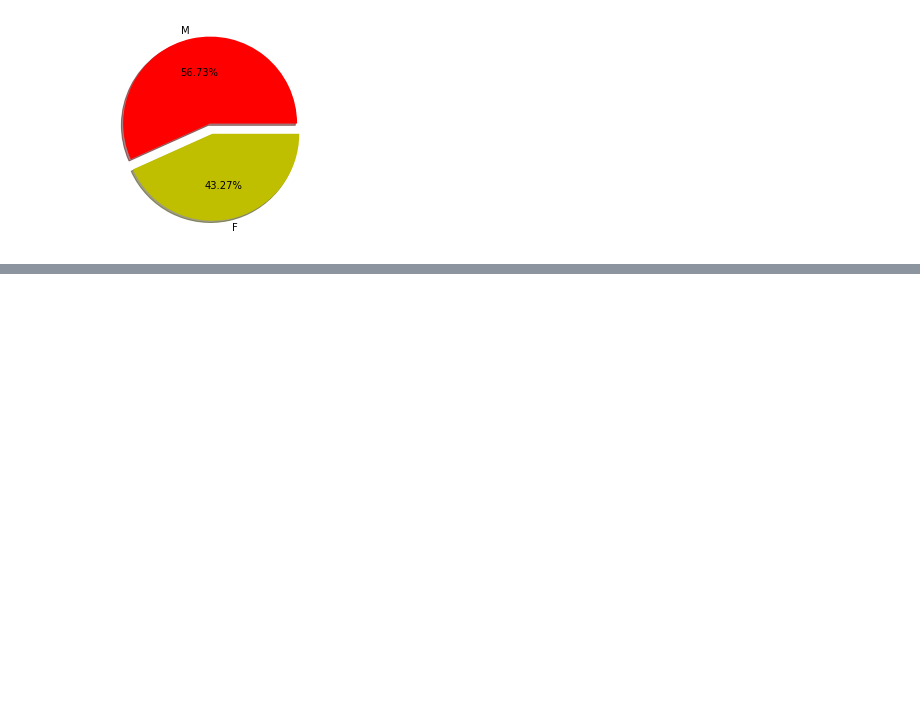
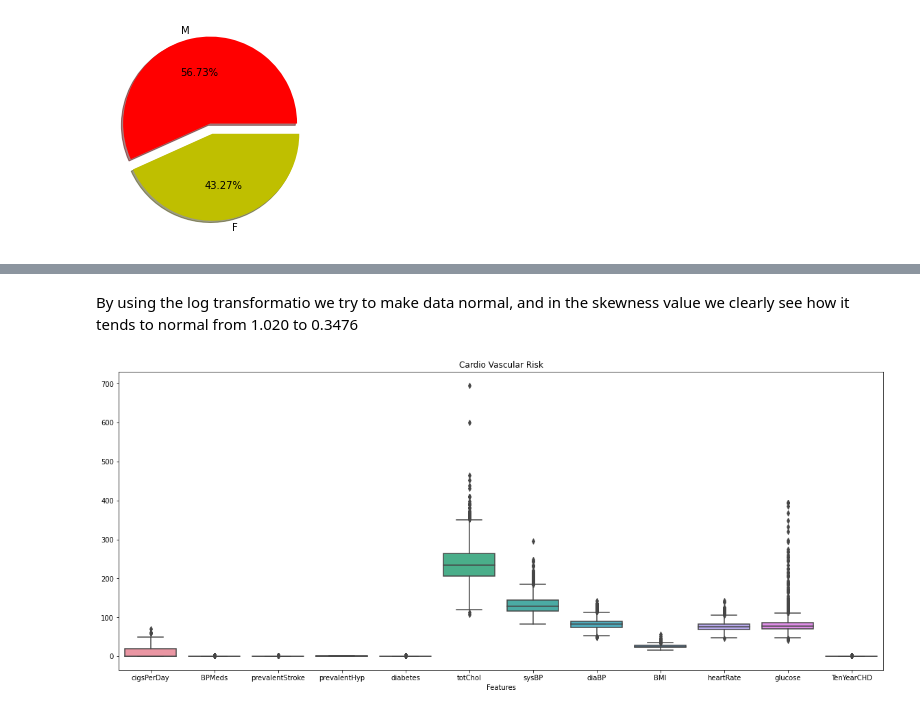
Before and after one commit to Shambhurajdesai/Capstone-3---Cardio-Vascular-Risk--Classification, a Jupyter notebook: Cardio_Vascular_Risk_Capstone_3.ipynb, the cells around one changed output, grey strips where cells are left out. Saved outputs shown, nothing was run; the diff lists cells and outputs as text; code cells hidden in the pictures; blank space fills up the shorter version.

```diff
--- a/Cardio_Vascular_Risk_Capstone_3.ipynb
+++ b/Cardio_Vascular_Risk_Capstone_3.ipynb
@@ -343,3 +343,10 @@ plt.pie(df['sex'].value_counts(),shadow=True,labels=['M','F'],colors=('r','y'),a
  [Text(-0.1468069776163949, 0.6844324008425808, '56.73%'),
   Text(0.1300290373173783, -0.6062115550320002, '43.27%')])
 [figure]
+# %%
+#copy here origial data frame to df_1
+df_1 = df.copy()
+# %%
+#we create a new data frame calling as numeric_feature and dropping some variables which has binary value
+numeric_feature = df_1.drop(['age','education','sex','is_smoking'],axis=1)
+numeric_feature
@@ -345,0 +402,11 @@ plt.pie(df['sex'].value_counts(),shadow=True,labels=['M','F'],colors=('r','y'),a
+# %% [markdown]
+By using the log transformatio we try to make data normal, and in the skewness value we clearly  see how it tends to normal from 1.020 to 0.3476
+# %%
+#for the numeric data set we check outliers here
+plt.figure(figsize=(20,8))
+sns.boxplot(data=numeric_feature)
+plt.title('Cardio Vascular Risk')
+plt.xlabel('Features')
+plt.show()
+# %% [output]
+[figure, added]
```
Also changed, not shown: parts of 29 cells of this notebook.
